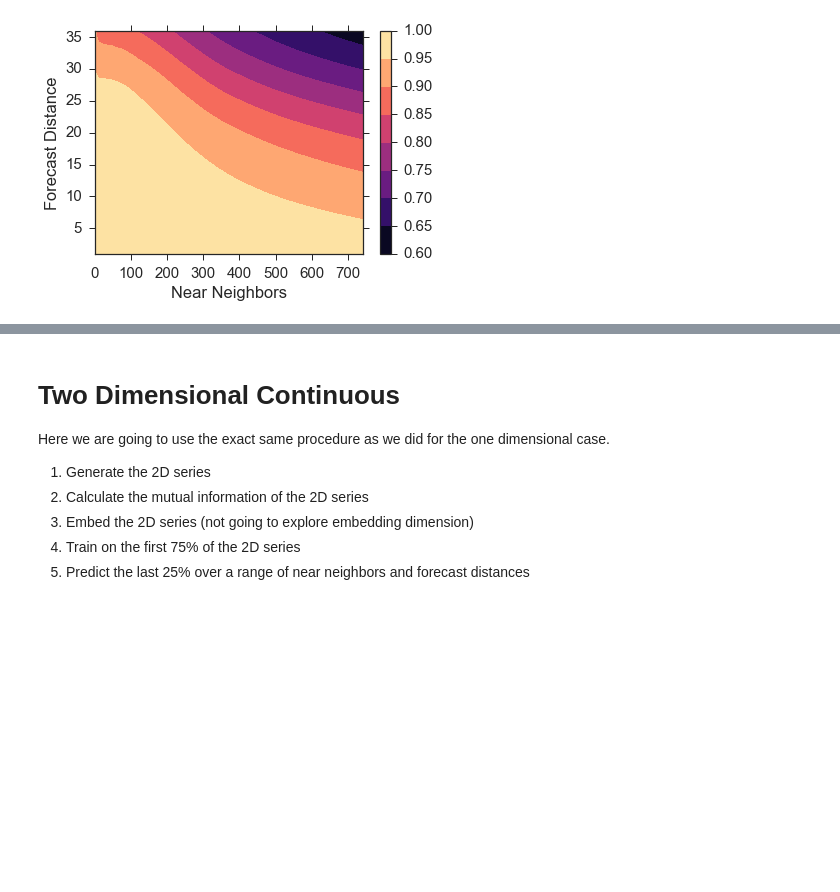
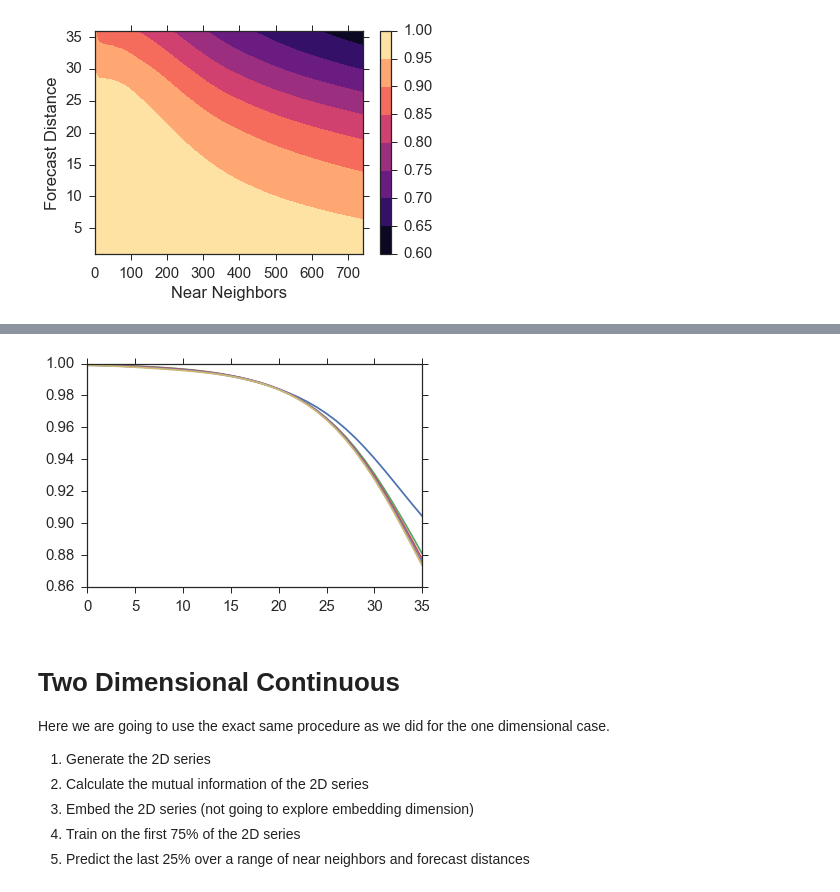
Before and after one commit to nickc1/skedm, a Jupyter notebook: scripts/skNLF_examples.ipynb, the cells around one changed output, grey strips where cells are left out. Saved outputs shown, nothing was run; the diff lists cells and outputs as text; code cells hidden in the pictures; blank space fills up the shorter version.

```diff
--- a/scripts/skNLF_examples.ipynb
+++ b/scripts/skNLF_examples.ipynb
@@ -148,3 +158,7 @@ fig.colorbar(cax);
+# %%
+plt.plot(s_range[0:5,:].T);
+# %% [output]
+[figure, added]
 # %% [markdown]
 # Two Dimensional Continuous
 Here we are going to use the exact same procedure as we did for the one dimensional case.
```
Also changed, not shown: parts of 2 cells of this notebook.
